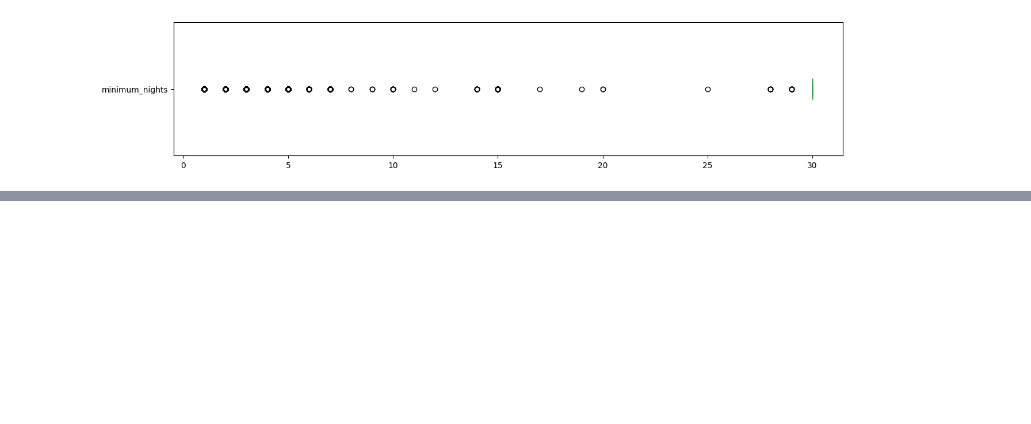
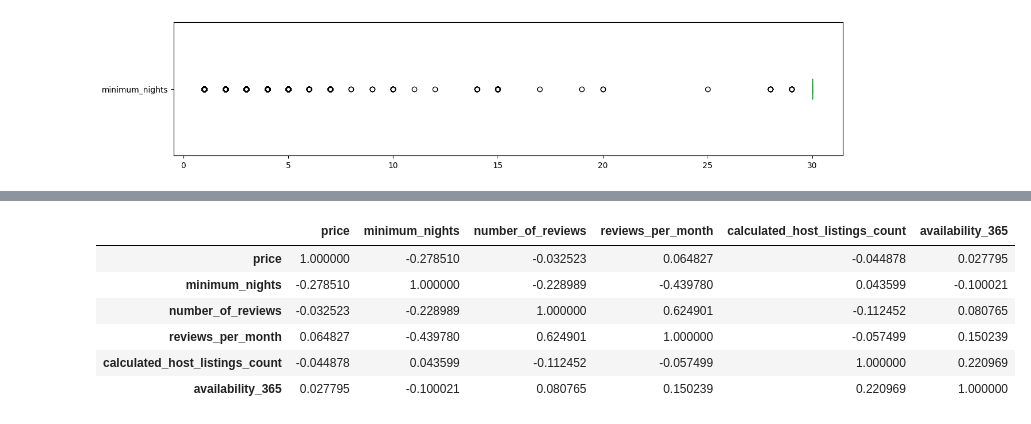
Before and after one commit to joaovitor-lemes/An-lise-Airbnb, a Jupyter notebook: Analise_de_Dados_do_Airbnb_em_Nova_York.ipynb, the cells around one changed output, grey strips where cells are left out. Cells and saved outputs as stored; diff of their text form; code cells hidden in the pictures; blank space fills up the shorter version.

```diff
--- a/Analise_de_Dados_do_Airbnb_em_Nova_York.ipynb
+++ b/Analise_de_Dados_do_Airbnb_em_Nova_York.ipynb
@@ -246,0 +266,13 @@ plt.show()
+# %%
+corr = df_limpo[['price', 'minimum_nights', 'number_of_reviews', 'reviews_per_month',
+    'calculated_host_listings_count', 'availability_365']].corr()
+
+display(corr)
+# %% [output]
+|  | price | minimum_nights | number_of_reviews | reviews_per_month | calculated_host_listings_count | availability_365 |
+| price | 1.000000 | -0.278510 | -0.032523 | 0.064827 | -0.044878 | 0.027795 |
+| minimum_nights | -0.278510 | 1.000000 | -0.228989 | -0.439780 | 0.043599 | -0.100021 |
+| number_of_reviews | -0.032523 | -0.228989 | 1.000000 | 0.624901 | -0.112452 | 0.080765 |
+| reviews_per_month | 0.064827 | -0.439780 | 0.624901 | 1.000000 | -0.057499 | 0.150239 |
+| calculated_host_listings_count | -0.044878 | 0.043599 | -0.112452 | -0.057499 | 1.000000 | 0.220969 |
+| availability_365 | 0.027795 | -0.100021 | 0.080765 | 0.150239 | 0.220969 | 1.000000 |
```
Also changed, not shown: parts of 14 cells of this notebook.
